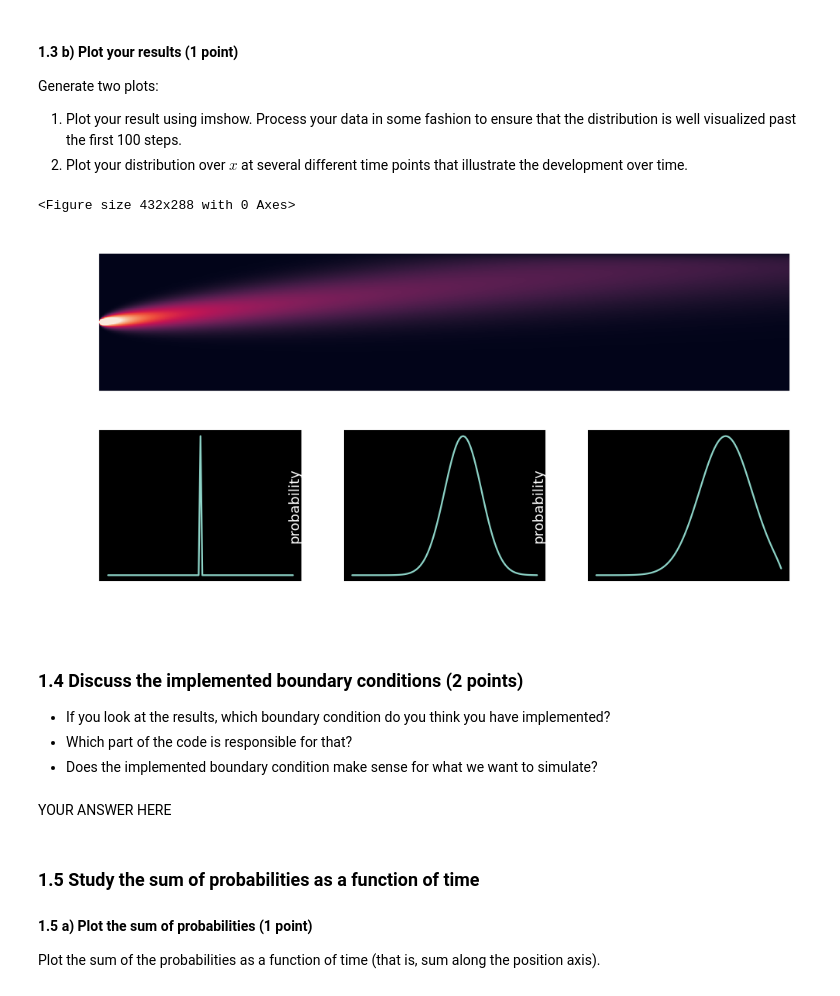
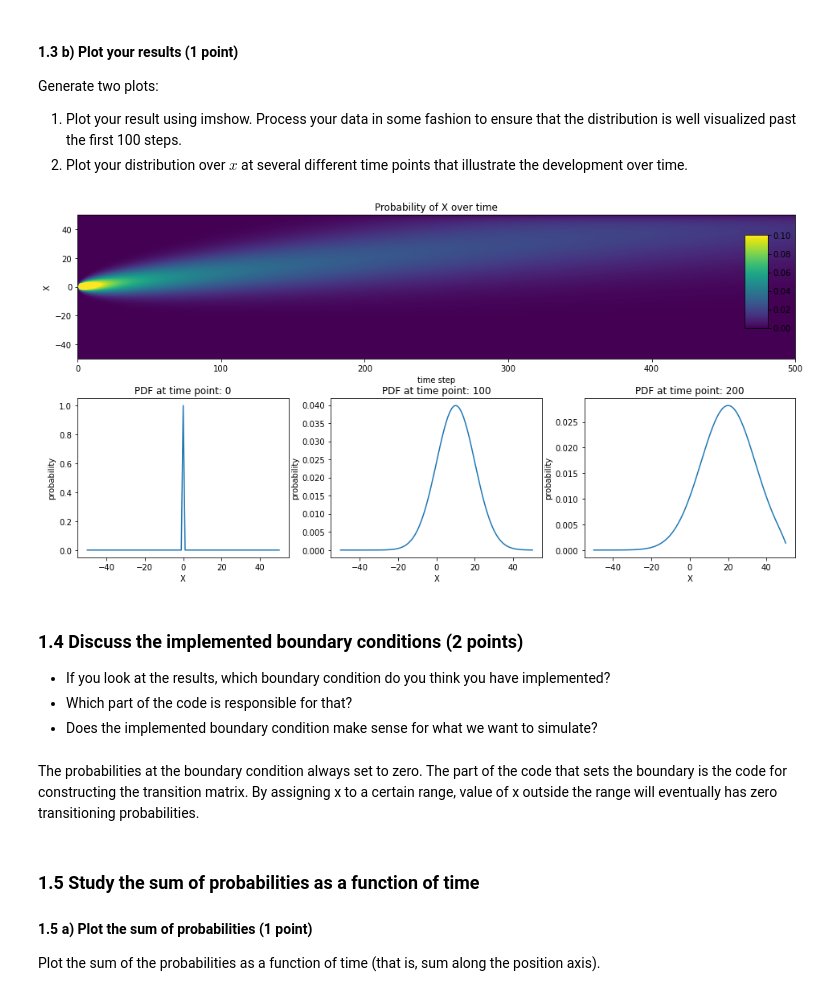
Before and after one commit to bramantyois/mhbf, a Jupyter notebook: week_06/decision-making-II.ipynb, the cells around one changed output. Saved outputs shown, nothing was run; the diff lists cells and outputs as text; code cells hidden in the pictures.

```diff
--- a/week_06/decision-making-II.ipynb
+++ b/week_06/decision-making-II.ipynb
@@ -164,41 +156,38 @@ Generate two plots:
 2. Plot your distribution over $x$ at several different time points that illustrate the development over time.
 # %%
 # YOUR CODE HERE
-fig = plt.figure()
-
-#fig.add_subplot(2,1,1)
-#plt.imshow(P1[:,:100], vmax=0.1)
-
-plt.figure(figsize=(16, 8))
-plt.subplot(2,1,1)
-plt.imshow(P1[:,:500], vmax=0.1, extent=[0, 500, -50, 50])
-plt.title('Probability of X over time')
-plt.xlabel('time step')
-plt.ylabel('X')
+#fig, ax = plt.subplots(figsize=(16, 8))
+fig = plt.figure(figsize=(16, 8))
+ax = plt.subplot(2,1,1)
+im = ax.imshow(P1[:,:500], vmax=0.1, extent=[0, 500, -50, 50])
+ax.set_title('Probability of X over time')
+ax.set_xlabel('time step')
+ax.set_ylabel('X')
+cax = fig.add_axes([0.845, 0.62, 0.025, 0.2])
+fig.colorbar(im, cax=cax, orientation='vertical')
 
 ax1 = plt.subplot(2,3,4)
 ax2 = plt.subplot(2,3,5)
 ax3 = plt.subplot(2,3,6)
 
 axes = [ax1, ax2, ax3]
 slices = [0, 100, 200]
 for i, ax in enumerate(axes):
     ax.plot(np.flip(xs), P1[:,slices[i]])
-    ax.set_title('PDF at time: {}'.format(slices[i]))
+    ax.set_title('PDF at time point: {}'.format(slices[i]))
     ax.set_xlabel('X')
     ax.set_ylabel('probability')
-fig.tight_layout()
+plt.show()
 # %% [output]
-<Figure size 432x288 with 0 Axes>
-[figure, old version]
+[figure, new version]
 # %% [markdown]
 ### 1.4 Discuss the implemented boundary conditions (2 points)
 
 - If you look at the results, which boundary condition do you think you have implemented?
 - Which part of the code is responsible for that?
 - Does the implemented boundary condition make sense for what we want to simulate?
-# %% [markdown]
-YOUR ANSWER HERE
+# %% [markdown]
+The probabilities at the boundary condition always set to zero. The part of the code that sets the boundary is the code for constructing the transition matrix. By assigning x to a certain range, value of x outside the range will eventually has zero transitioning probabilities.
 # %% [markdown]
 ### 1.5 Study the sum of probabilities as a function of time
 
```
Also changed, not shown: parts of 33 cells of this notebook.
